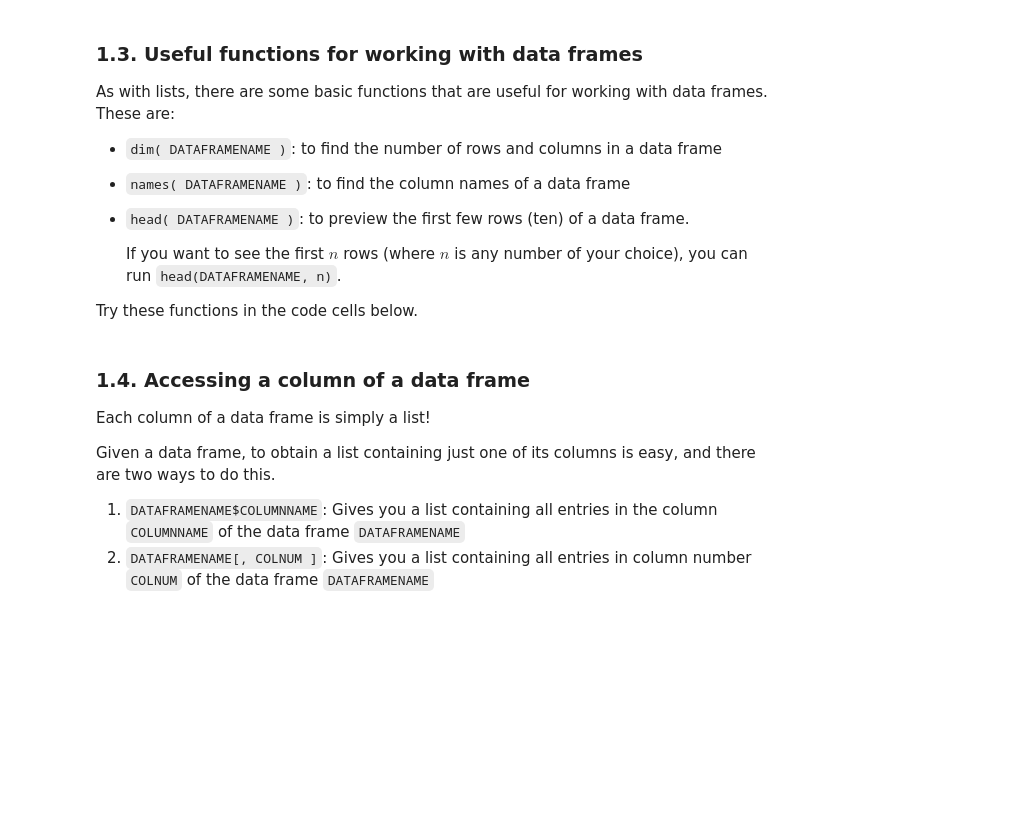
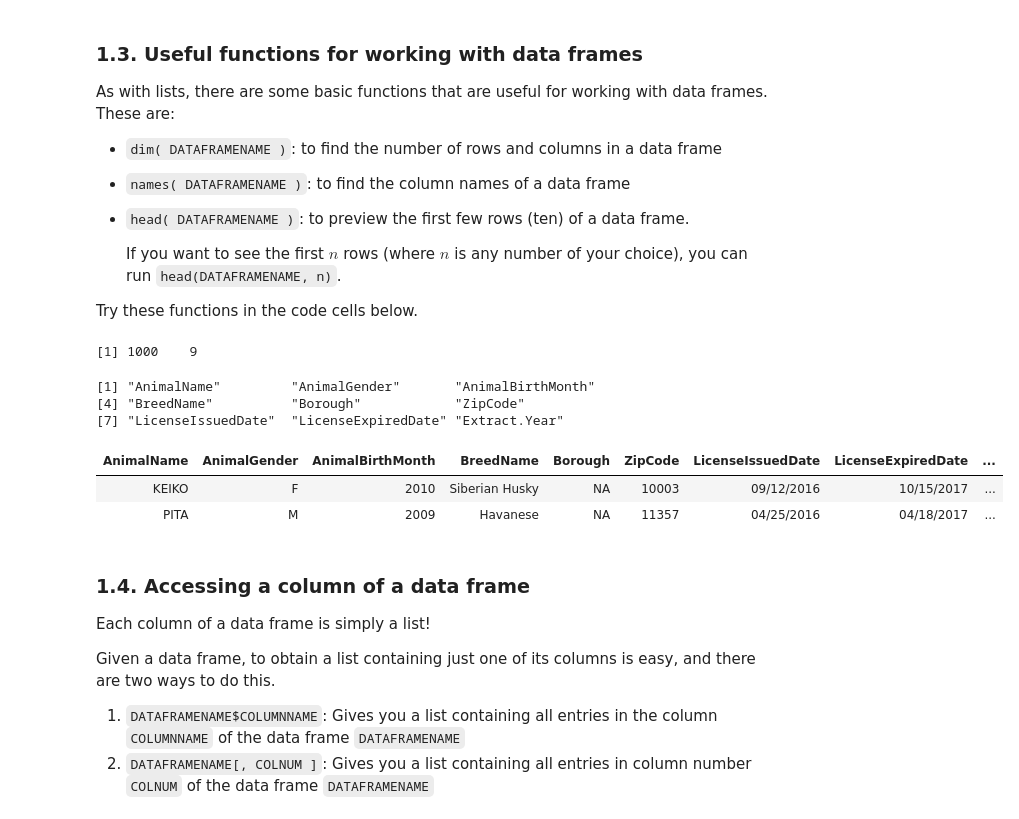
Before and after one commit to aparna-bhutani/coreua111-class_notebooks, a Jupyter notebook: lesson03/Lesson03-ExploringData-slides.ipynb, the cells around one changed output. Saved outputs shown, nothing was run; the diff lists cells and outputs as text; code cells hidden in the pictures; blank space fills up the shorter version.

```diff
--- a/lesson03/Lesson03-ExploringData-slides.ipynb
+++ b/lesson03/Lesson03-ExploringData-slides.ipynb
@@ -100,6 +150,8 @@ So, we will have just that one copy of the csv file that we can refer to from an
 In the `/shared/datasets` folder, there is a file called `NYC_Dog_Licensing_small.csv`.
 
 In the code cell below, please import that dataset into an R data frame named `nyc_dogs`.
+# %%
+nyc_dogs <- read.csv('../../shared/datasets/NYC_Dog_Licensing_small.csv' )
 # %% [markdown]
 This dataset comes from NYC Open Data, a site where the NYC government makes public data available.
 
@@ -131,3 +185,16 @@ As with lists, there are some basic functions that are useful for working with d
     If you want to see the first $n$ rows (where $n$ is any number of your choice), you can run `head(DATAFRAMENAME, n)`.
 
 Try these functions in the code cells below.
+# %%
+dim(nyc_dogs)
+names(nyc_dogs)
+
+head(nyc_dogs, 2)
+# %% [output]
+[1] 1000    9
+[1] "AnimalName"         "AnimalGender"       "AnimalBirthMonth"
+[4] "BreedName"          "Borough"            "ZipCode"
+[7] "LicenseIssuedDate"  "LicenseExpiredDate" "Extract.Year"
+| AnimalName | AnimalGender | AnimalBirthMonth | BreedName | Borough | ZipCode | LicenseIssuedDate | LicenseExpiredDate | ... |
+| KEIKO | F | 2010 | Siberian Husky | NA | 10003 | 09/12/2016 | 10/15/2017 | ... |
+| PITA | M | 2009 | Havanese | NA | 11357 | 04/25/2016 | 04/18/2017 | ... |
```
Also changed, not shown: parts of 11 cells of this notebook, 1 other file.
